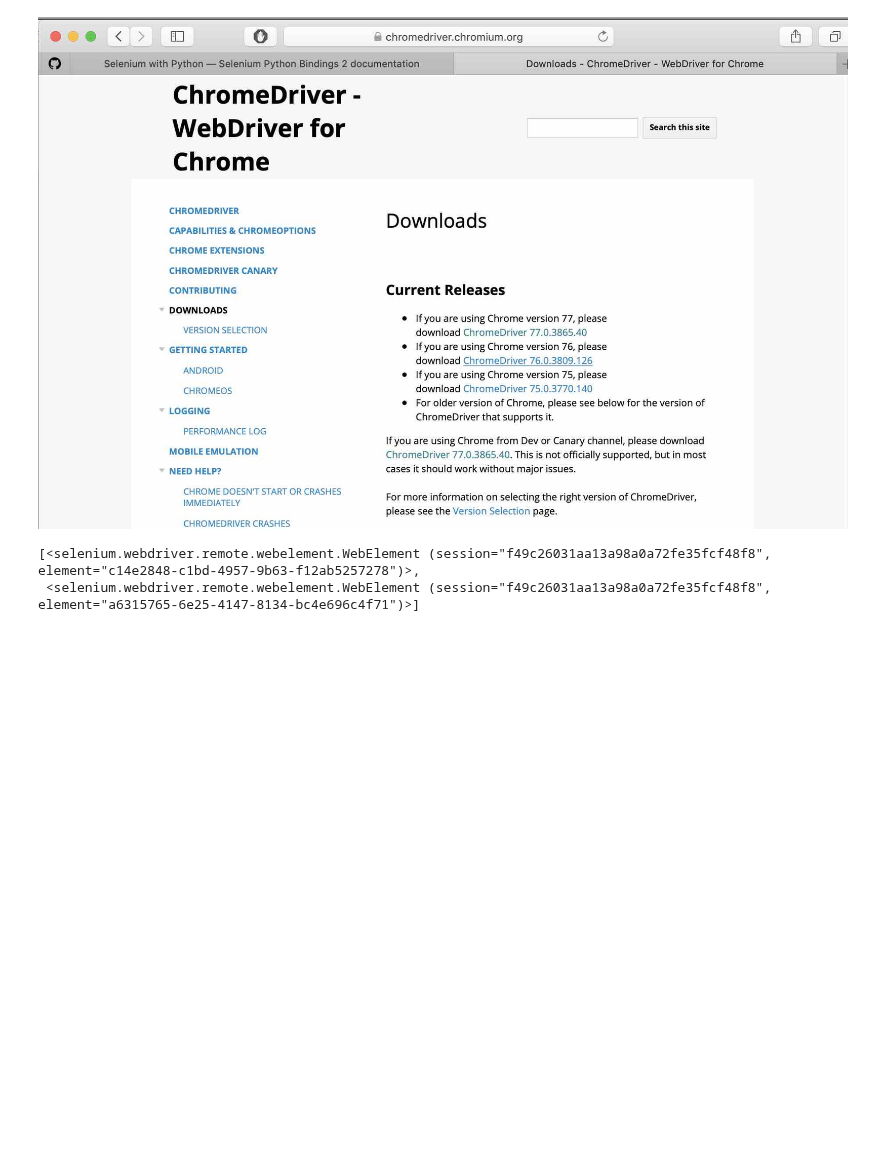
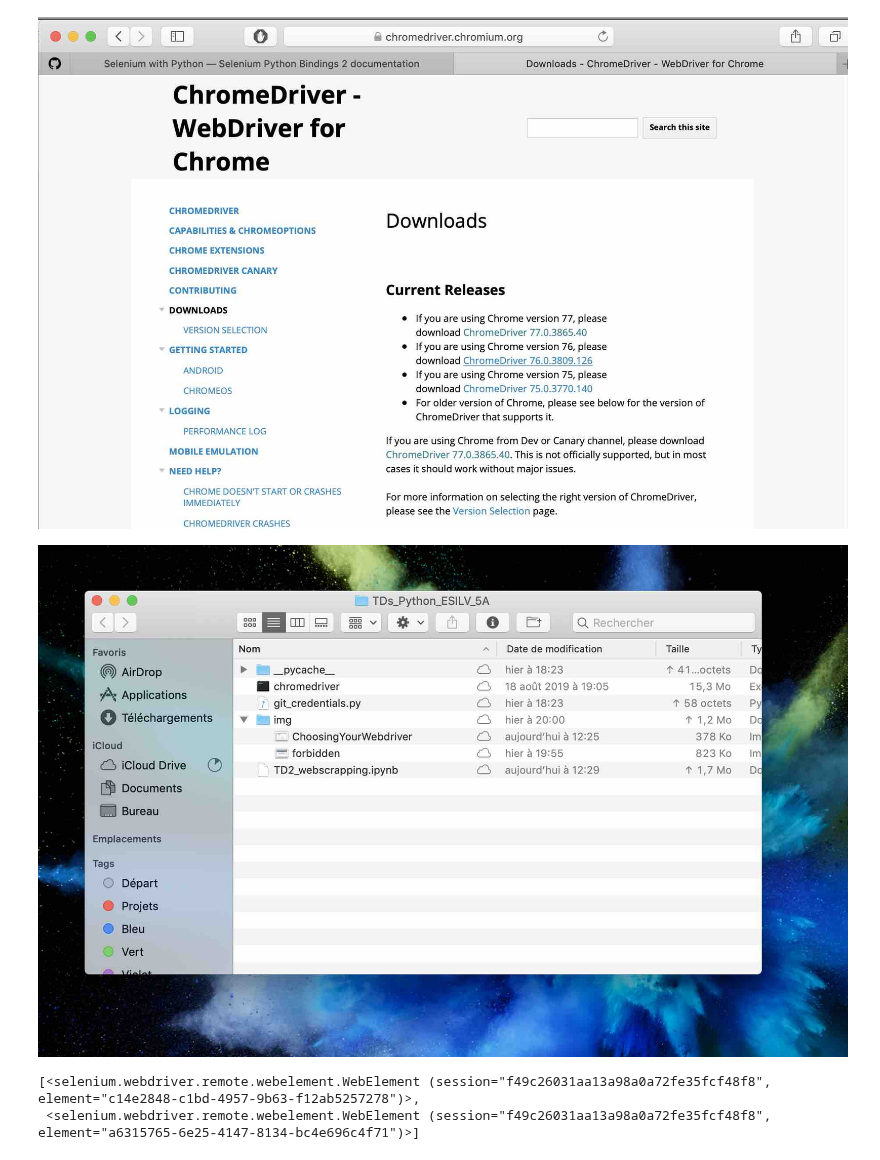
Before and after one commit to Luc-Bertin/TDs_ESILV, a Jupyter notebook: TD2_webscrapping.ipynb, the cells around one changed output. Cells and saved outputs as stored; diff of their text form; code cells hidden in the pictures; blank space fills up the shorter version.

```diff
--- a/TD2_webscrapping.ipynb
+++ b/TD2_webscrapping.ipynb
@@ -395,7 +398,9 @@ Image(filename='img/ChoosingYourWebdriver.jpg')
 # %% [output]
 [figure]
 # %%
-#Image(filename='img/chromedriver.jpg')
+Image(filename='img/chromedriver.jpg')
+# %% [output]
+[figure, added]
 # %%
 from selenium import webdriver #the webdriver package
 from selenium.webdriver.common.by import By #use the method to select
```
Also changed, not shown: parts of 13 cells of this notebook.
